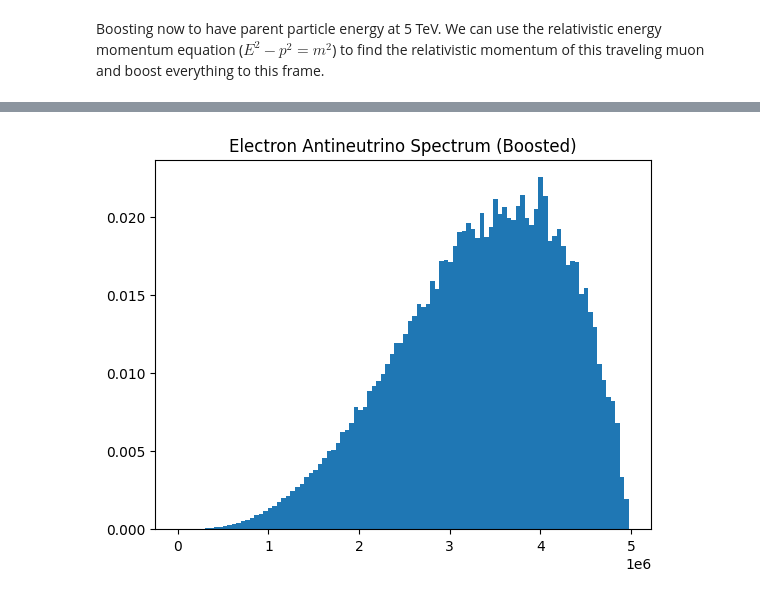
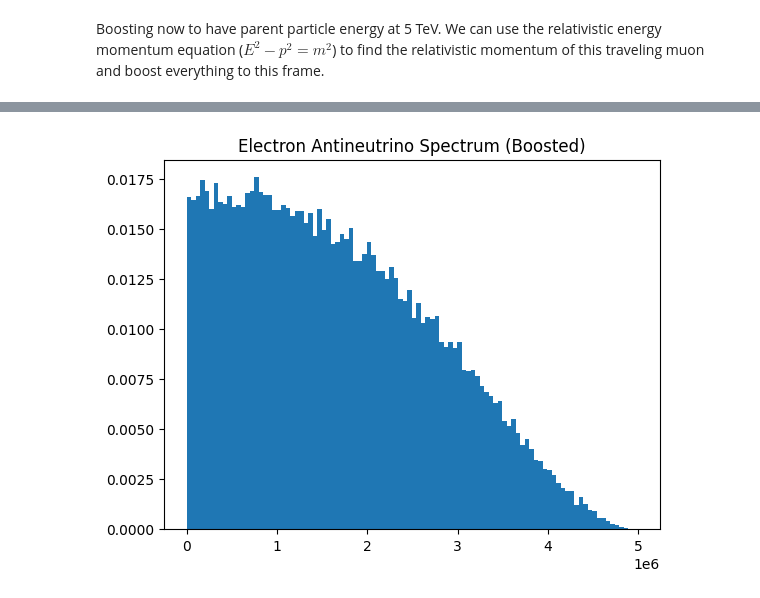
Before and after one commit to jchoi55/MINeut, a Jupyter notebook: 3-body-decay.ipynb, the cells around one changed output, grey strips where cells are left out. Saved outputs shown, nothing was run; the diff lists cells and outputs as text; code cells hidden in the pictures.

```diff
--- a/3-body-decay.ipynb
+++ b/3-body-decay.ipynb
@@ -211,14 +204,7 @@ Daughter 2 (boosted twice): [( 600898.99905626,  2.49336198, -6.18602959,  60089
 # %%
-xelec_b = 2*doub_boosted_2.E/mp
-weight_elec_b = (6*xelec_b**2)*(1-xelec_b)
-
-#normalize
-tot_weight_elec_b = np.sum(weight_elec_b)
-norm_weight_elec_b = weight_elec_b/tot_weight_elec_b
-
-plt.hist(doub_boosted_2.E,weights=norm_weight_elec_b, bins=100)
+plt.hist(doub_boosted_2.E,weights=norm_weight_elec, bins=100)
 
 plt.title("Electron Antineutrino Spectrum (Boosted)")
 plt.show()
 # %% [output]
-[figure, old version]
+[figure, new version]
```
Also changed, not shown: parts of 10 cells of this notebook.
